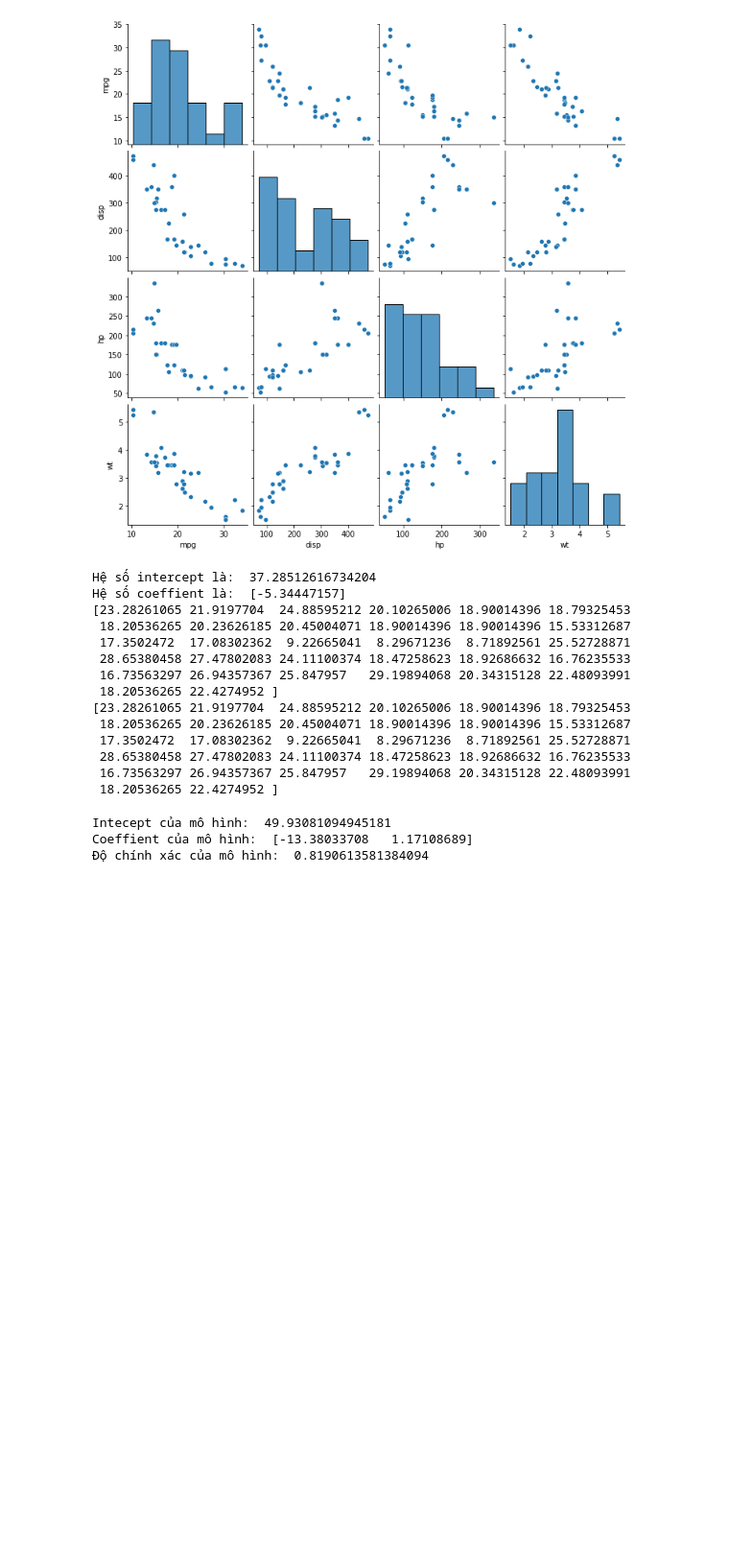
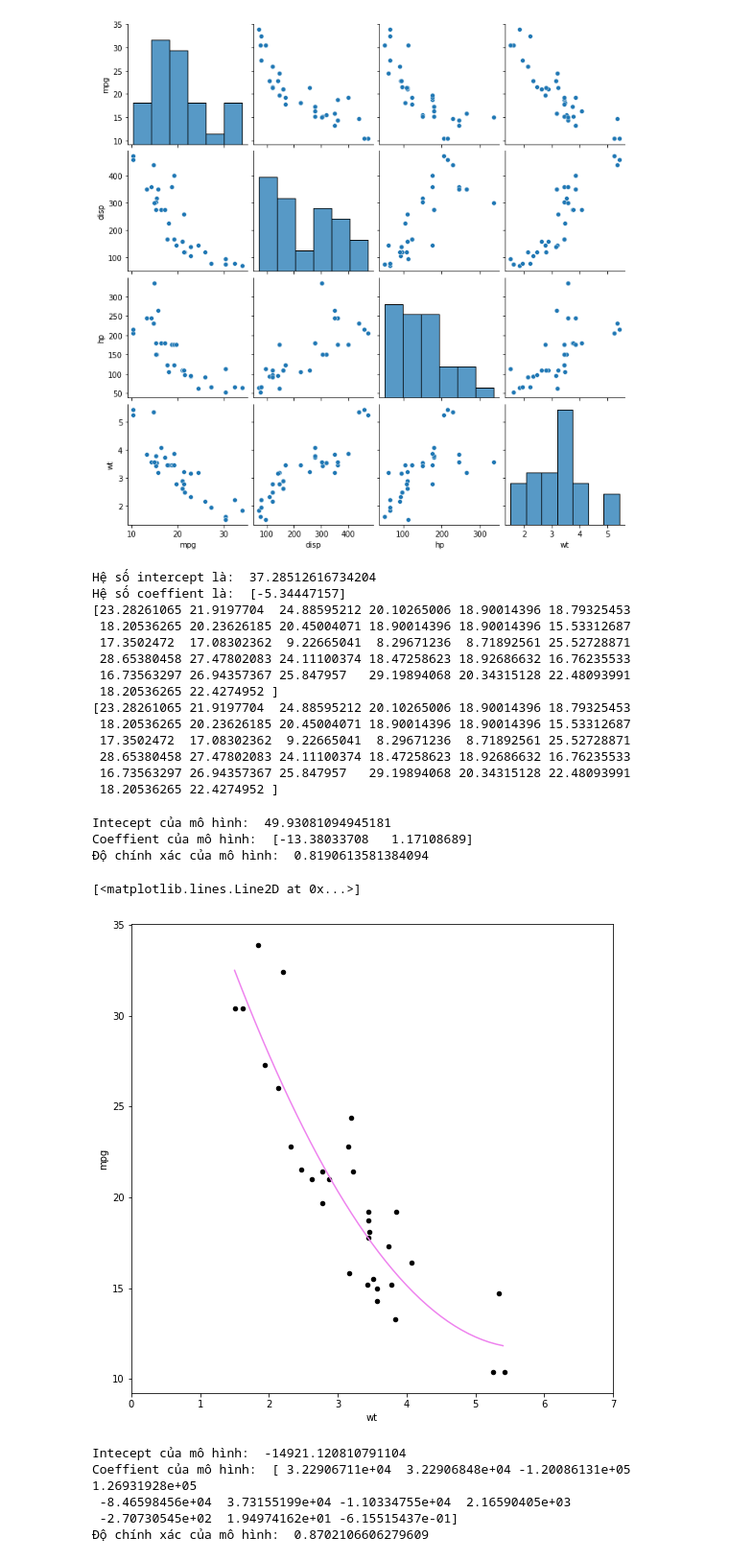
Before and after one commit to Steel3264/AI, a Jupyter notebook: AI_W7_17_03_23.ipynb, the cells around one changed output. Shown at 96% size. Drawn from its saved outputs; the diff is of its cells as text; code cells hidden in the pictures; blank space fills up the shorter version.

```diff
--- a/AI_W7_17_03_23.ipynb
+++ b/AI_W7_17_03_23.ipynb
@@ -85,3 +85,34 @@ print('Độ chính xác của mô hình: ', model.score(x,y))
 Intecept của mô hình:  49.93081094945181
 Coeffient của mô hình:  [-13.38033708   1.17108689]
 Độ chính xác của mô hình:  0.8190613581384094
+# %%
+import numpy as np
+range = np.arange(1.5, 5.5, 0.1)
+x_range=pd.DataFrame([range,range**2]).T
+y_pred = model.predict(X=x_range)
+data.plot(kind = 'scatter', x='wt',
+          y = 'mpg', figsize = (9,9), color = 'black',
+          xlim = (0,7))
+plt.plot(range, y_pred, color = 'violet')
+# %% [output]
+[<matplotlib.lines.Line2D at 0x...>]
+[figure, added]
+# %%
+#Bac 10
+model = linear_model.LinearRegression()
+X = pd.DataFrame([data['wt'], data['wt']**1, data['wt']**2,  data['wt']**3,  data['wt']**4,  data['wt']**5,  data['wt']**6, data['wt']**7, data['wt']**8, data['wt']**9, data['wt']**10]).T
+y=data['mpg']
+
+model.fit(X,y=data['mpg'])
+print('Intecept của mô hình: ', model.intercept_)
+print('Coeffient của mô hình: ', model.coef_)
+print('Độ chính xác của mô hình: ', model.score(X,y))
+
+#pt hồi quy là:
+# (-9.58wt + 0.11wt^2 + 46.19)
+# %% [output]
+Intecept của mô hình:  -14921.120810791104
+Coeffient của mô hình:  [ 3.22906711e+04  3.22906848e+04 -1.20086131e+05  1.26931928e+05
+ -8.46598456e+04  3.73155199e+04 -1.10334755e+04  2.16590405e+03
+ -2.70730545e+02  1.94974162e+01 -6.15515437e-01]
+Độ chính xác của mô hình:  0.8702106606279609
```
Also changed, not shown: parts of 2 cells of this notebook.
